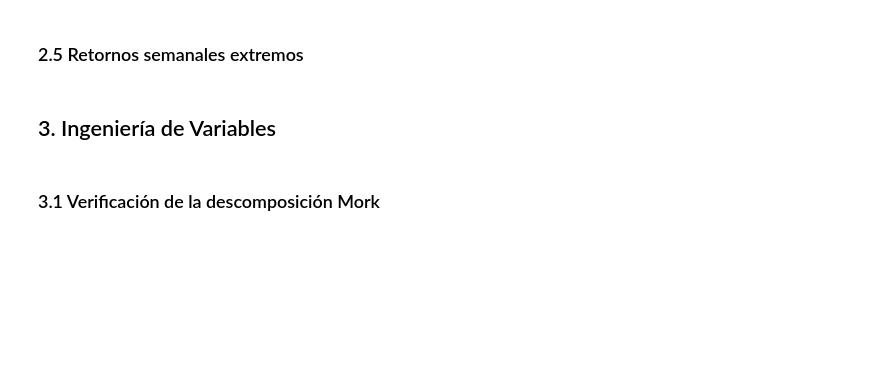
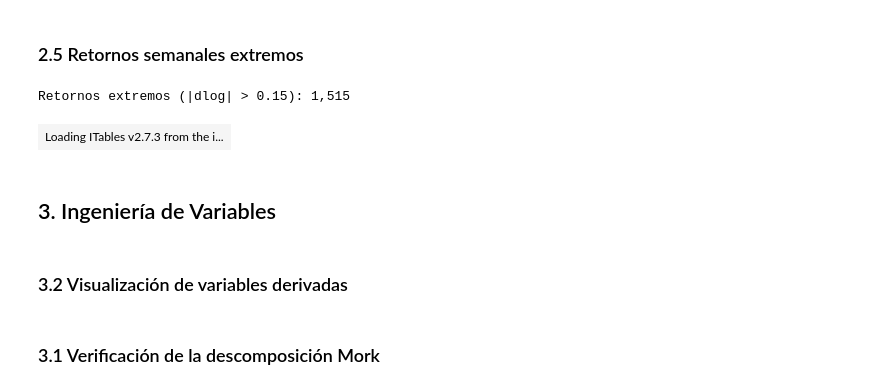
Before and after one commit to ArmandoArV/IntroDataScienceProyecto, a Jupyter notebook: MainNotebook.ipynb, the cells around one changed output. Saved outputs shown, nothing was run; the diff lists cells and outputs as text; code cells hidden in the pictures; blank space fills up the shorter version.

```diff
--- a/MainNotebook.ipynb
+++ b/MainNotebook.ipynb
@@ -360,15 +482,17 @@ fig.show()
 # %% [markdown]
 ### 2.5 Retornos semanales extremos
 # %%
-df_sorted = df.sort_values(['country','date'])
 df['log_petrol'] = np.log(df['petrol_usd_liter'].clip(lower=1e-3))
 df['dlog_petrol_raw'] = df.groupby('country', observed=True)['log_petrol'].diff()
 
 ext = df[df['dlog_petrol_raw'].abs() > 0.15]
 print(f'Retornos extremos (|dlog| > 0.15): {len(ext):,}')
 
 top_paises = ext['country'].value_counts().head(10).reset_index()
 top_paises.columns = ['pais', 'n_extremos']
 show(top_paises, **ITABLE_KW)
+# %% [output]
+Retornos extremos (|dlog| > 0.15): 1,515
+| Loading ITables v2.7.3 from the i... |
 # %% [markdown]
 ## 3. Ingeniería de Variables
@@ -422,0 +596,2 @@ print(f'Shape final: {df.shape}')
+# %% [markdown]
+### 3.2 Visualización de variables derivadas
```
Also changed, not shown: parts of 44 cells of this notebook.
